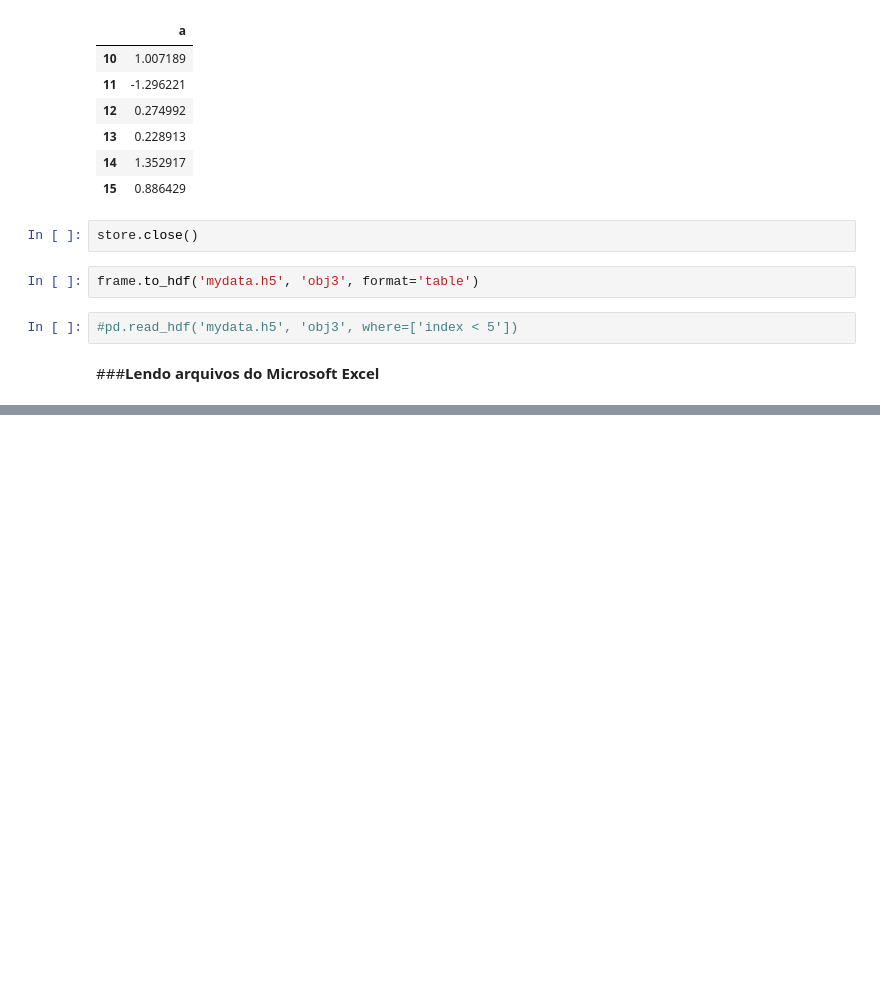
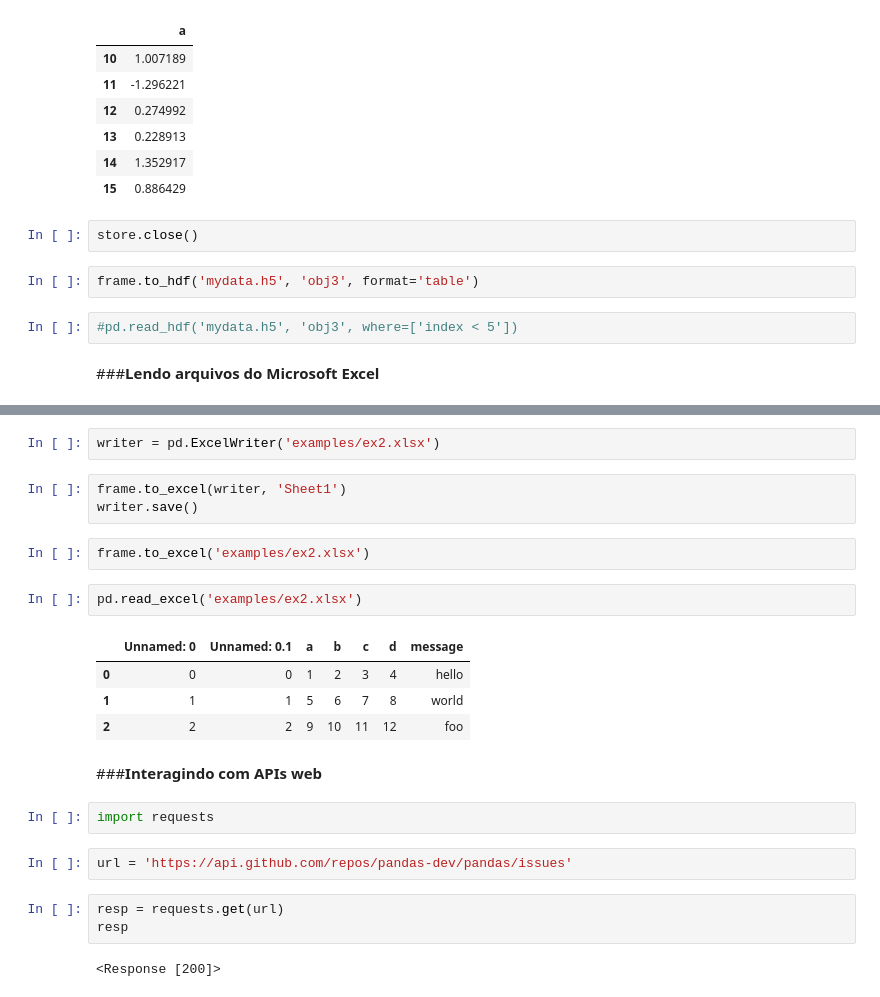
Before and after one commit to M-I-N1985/python_para_analise_de_dados_wes_mckinney, a Jupyter notebook: capitulo_6_wes_mckinney.ipynb, the cells around one changed output, grey strips where cells are left out. Cells and saved outputs as stored; diff of their text form; blank space fills up the shorter version.

```diff
--- a/capitulo_6_wes_mckinney.ipynb
+++ b/capitulo_6_wes_mckinney.ipynb
@@ -640,0 +658,25 @@ frame.to_hdf('mydata.h5', 'obj3', format='table')
+# %%
+writer = pd.ExcelWriter('examples/ex2.xlsx')
+# %%
+frame.to_excel(writer, 'Sheet1')
+writer.save()
+# %%
+frame.to_excel('examples/ex2.xlsx')
+# %%
+pd.read_excel('examples/ex2.xlsx')
+# %% [output]
+|  | Unnamed: 0 | Unnamed: 0.1 | a | b | c | d | message |
+| 0 | 0 | 0 | 1 | 2 | 3 | 4 | hello |
+| 1 | 1 | 1 | 5 | 6 | 7 | 8 | world |
+| 2 | 2 | 2 | 9 | 10 | 11 | 12 | foo |
+# %% [markdown]
+###**Interagindo com APIs web**
+# %%
+import requests
+# %%
+url = 'https://api.github.com/repos/pandas-dev/pandas/issues'
+# %%
+resp = requests.get(url)
+resp
+# %% [output]
+<Response [200]>
```
Also changed, not shown: parts of 8 cells of this notebook.
